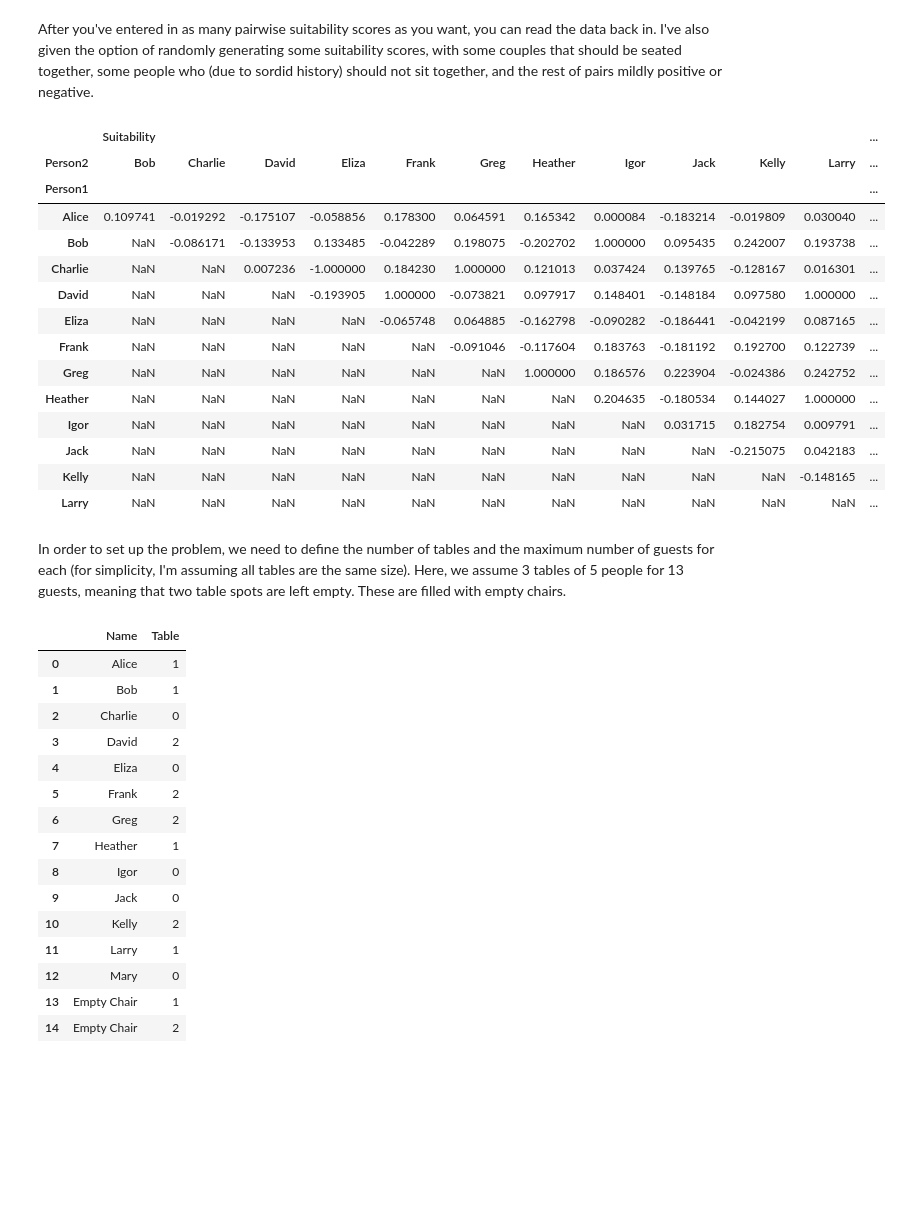
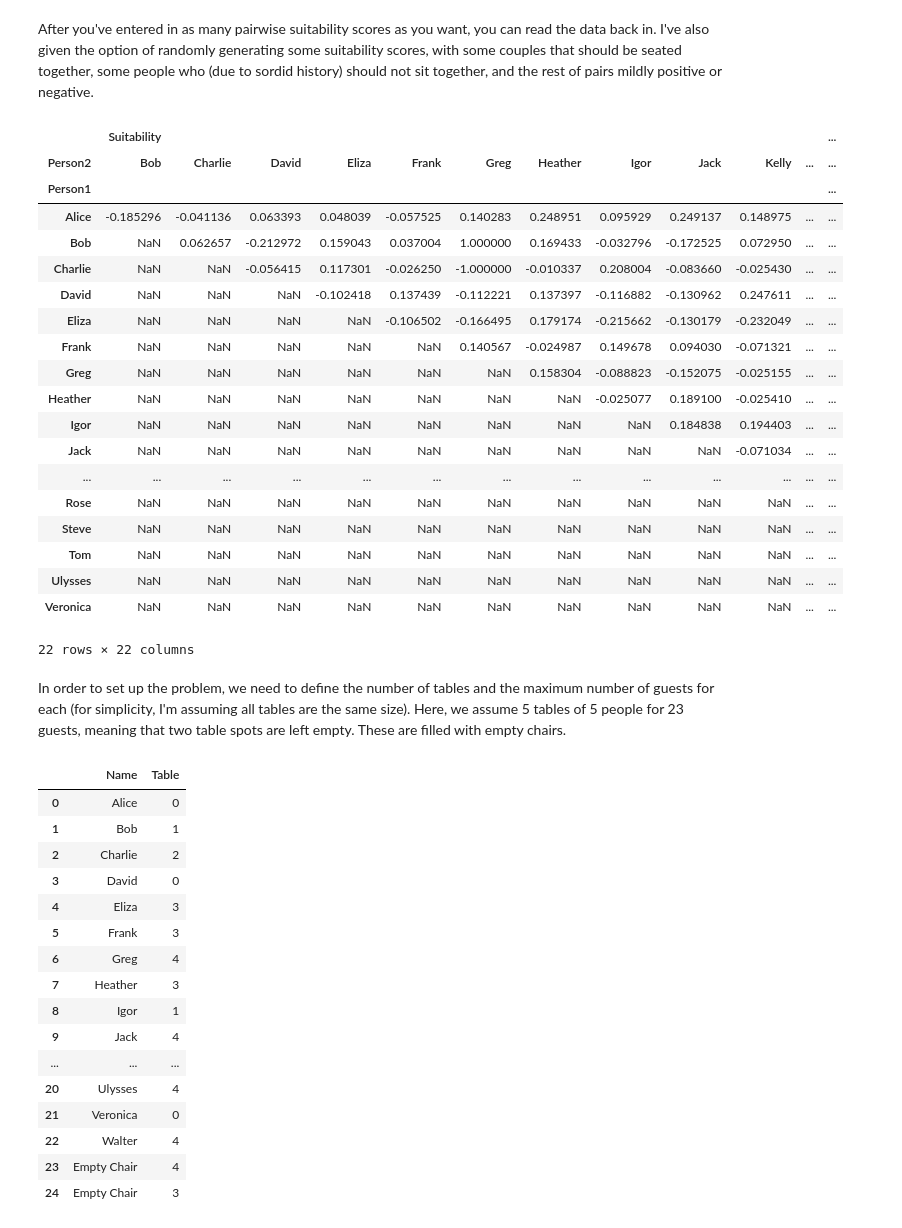
Before and after one commit to zneedell/seating_optimization, a Jupyter notebook: main.ipynb, the cells around one changed output. Drawn from its saved outputs; the diff is of its cells as text; code cells hidden in the pictures; blank space fills up the shorter version.

```diff
--- a/main.ipynb
+++ b/main.ipynb
@@ -83,35 +90,40 @@ After you've entered in as many pairwise suitability scores as you want, you can
 # %%
 newpairs = pd.read_csv('pairs.csv',index_col=0)
 
 # COMMENT OUT THESE NEXT THREE LINES IF YOU'VE ENTERED IN YOUR OWN SCORES
 newpairs['Suitability'] = np.random.uniform(-0.25,0.25,size=newpairs['Suitability'].size)
-newpairs.loc[newpairs.sample(frac=0.1).index,'Suitability'] = 1
-newpairs.loc[newpairs.sample(frac=0.02).index,'Suitability'] = -1
+newpairs.loc[newpairs.sample(n=(names.size/4)).index,'Suitability'] = 1
+newpairs.loc[newpairs.sample(n=(names.size/10)).index,'Suitability'] = -1
 #
 
 costMatrix = newpairs.set_index(['Person1', 'Person2']).unstack()
 display(costMatrix)
 costMatrix = costMatrix.values
 # %% [output]
 |  | Suitability |  |  |  |  |  |  |  |  |  |  | ... |
-| Person2 | Bob | Charlie | David | Eliza | Frank | Greg | Heather | Igor | Jack | Kelly | Larry | ... |
+| Person2 | Bob | Charlie | David | Eliza | Frank | Greg | Heather | Igor | Jack | Kelly | ... | ... |
 | Person1 |  |  |  |  |  |  |  |  |  |  |  | ... |
-| Alice | 0.109741 | -0.019292 | -0.175107 | -0.058856 | 0.178300 | 0.064591 | 0.165342 | 0.000084 | -0.183214 | -0.019809 | 0.030040 | ... |
-| Bob | NaN | -0.086171 | -0.133953 | 0.133485 | -0.042289 | 0.198075 | -0.202702 | 1.000000 | 0.095435 | 0.242007 | 0.193738 | ... |
-| Charlie | NaN | NaN | 0.007236 | -1.000000 | 0.184230 | 1.000000 | 0.121013 | 0.037424 | 0.139765 | -0.128167 | 0.016301 | ... |
-| David | NaN | NaN | NaN | -0.193905 | 1.000000 | -0.073821 | 0.097917 | 0.148401 | -0.148184 | 0.097580 | 1.000000 | ... |
-| Eliza | NaN | NaN | NaN | NaN | -0.065748 | 0.064885 | -0.162798 | -0.090282 | -0.186441 | -0.042199 | 0.087165 | ... |
-| Frank | NaN | NaN | NaN | NaN | NaN | -0.091046 | -0.117604 | 0.183763 | -0.181192 | 0.192700 | 0.122739 | ... |
-| Greg | NaN | NaN | NaN | NaN | NaN | NaN | 1.000000 | 0.186576 | 0.223904 | -0.024386 | 0.242752 | ... |
-| Heather | NaN | NaN | NaN | NaN | NaN | NaN | NaN | 0.204635 | -0.180534 | 0.144027 | 1.000000 | ... |
-| Igor | NaN | NaN | NaN | NaN | NaN | NaN | NaN | NaN | 0.031715 | 0.182754 | 0.009791 | ... |
-| Jack | NaN | NaN | NaN | NaN | NaN | NaN | NaN | NaN | NaN | -0.215075 | 0.042183 | ... |
-| Kelly | NaN | NaN | NaN | NaN | NaN | NaN | NaN | NaN | NaN | NaN | -0.148165 | ... |
-| Larry | NaN | NaN | NaN | NaN | NaN | NaN | NaN | NaN | NaN | NaN | NaN | ... |
+| Alice | -0.185296 | -0.041136 | 0.063393 | 0.048039 | -0.057525 | 0.140283 | 0.248951 | 0.095929 | 0.249137 | 0.148975 | ... | ... |
+| Bob | NaN | 0.062657 | -0.212972 | 0.159043 | 0.037004 | 1.000000 | 0.169433 | -0.032796 | -0.172525 | 0.072950 | ... | ... |
+| Charlie | NaN | NaN | -0.056415 | 0.117301 | -0.026250 | -1.000000 | -0.010337 | 0.208004 | -0.083660 | -0.025430 | ... | ... |
+| David | NaN | NaN | NaN | -0.102418 | 0.137439 | -0.112221 | 0.137397 | -0.116882 | -0.130962 | 0.247611 | ... | ... |
+| Eliza | NaN | NaN | NaN | NaN | -0.106502 | -0.166495 | 0.179174 | -0.215662 | -0.130179 | -0.232049 | ... | ... |
+| Frank | NaN | NaN | NaN | NaN | NaN | 0.140567 | -0.024987 | 0.149678 | 0.094030 | -0.071321 | ... | ... |
+| Greg | NaN | NaN | NaN | NaN | NaN | NaN | 0.158304 | -0.088823 | -0.152075 | -0.025155 | ... | ... |
+| Heather | NaN | NaN | NaN | NaN | NaN | NaN | NaN | -0.025077 | 0.189100 | -0.025410 | ... | ... |
+| Igor | NaN | NaN | NaN | NaN | NaN | NaN | NaN | NaN | 0.184838 | 0.194403 | ... | ... |
+| Jack | NaN | NaN | NaN | NaN | NaN | NaN | NaN | NaN | NaN | -0.071034 | ... | ... |
+| ... | ... | ... | ... | ... | ... | ... | ... | ... | ... | ... | ... | ... |
+| Rose | NaN | NaN | NaN | NaN | NaN | NaN | NaN | NaN | NaN | NaN | ... | ... |
+| Steve | NaN | NaN | NaN | NaN | NaN | NaN | NaN | NaN | NaN | NaN | ... | ... |
+| Tom | NaN | NaN | NaN | NaN | NaN | NaN | NaN | NaN | NaN | NaN | ... | ... |
+| Ulysses | NaN | NaN | NaN | NaN | NaN | NaN | NaN | NaN | NaN | NaN | ... | ... |
+| Veronica | NaN | NaN | NaN | NaN | NaN | NaN | NaN | NaN | NaN | NaN | ... | ... |
+22 rows × 22 columns
 # %% [markdown]
-In order to set up the problem, we need to define the number of tables and the maximum number of guests for each (for simplicity, I'm assuming all tables are the same size). Here, we assume 3 tables of 5 people for 13 guests, meaning that two table spots are left empty. These are filled with empty chairs.
+In order to set up the problem, we need to define the number of tables and the maximum number of guests for each (for simplicity, I'm assuming all tables are the same size). Here, we assume 5 tables of 5 people for 23 guests, meaning that two table spots are left empty. These are filled with empty chairs.
 # %%
-nTables = 3
+nTables = 5
 tableSize = 5
 
 
@@ -124,21 +136,22 @@ allNames['Table']=np.random.permutation(np.arange(allNames.size)/tableSize)
 display(allNames)
 # %% [output]
 |  | Name | Table |
-| 0 | Alice | 1 |
+| 0 | Alice | 0 |
 | 1 | Bob | 1 |
-| 2 | Charlie | 0 |
-| 3 | David | 2 |
-| 4 | Eliza | 0 |
-| 5 | Frank | 2 |
-| 6 | Greg | 2 |
-| 7 | Heather | 1 |
-| 8 | Igor | 0 |
-| 9 | Jack | 0 |
-| 10 | Kelly | 2 |
-| 11 | Larry | 1 |
-| 12 | Mary | 0 |
-| 13 | Empty Chair | 1 |
-| 14 | Empty Chair | 2 |
+| 2 | Charlie | 2 |
+| 3 | David | 0 |
+| 4 | Eliza | 3 |
+| 5 | Frank | 3 |
+| 6 | Greg | 4 |
+| 7 | Heather | 3 |
+| 8 | Igor | 1 |
+| 9 | Jack | 4 |
+| ... | ... | ... |
+| 20 | Ulysses | 4 |
+| 21 | Veronica | 0 |
+| 22 | Walter | 4 |
+| 23 | Empty Chair | 4 |
+| 24 | Empty Chair | 3 |
 # %%
 setup_details = dict(costs = fullCostMatrix, nTables = nTables, tableSize = tableSize)
 class arrangement:
```
Also changed, not shown: parts of 5 cells of this notebook, 2 other files.
